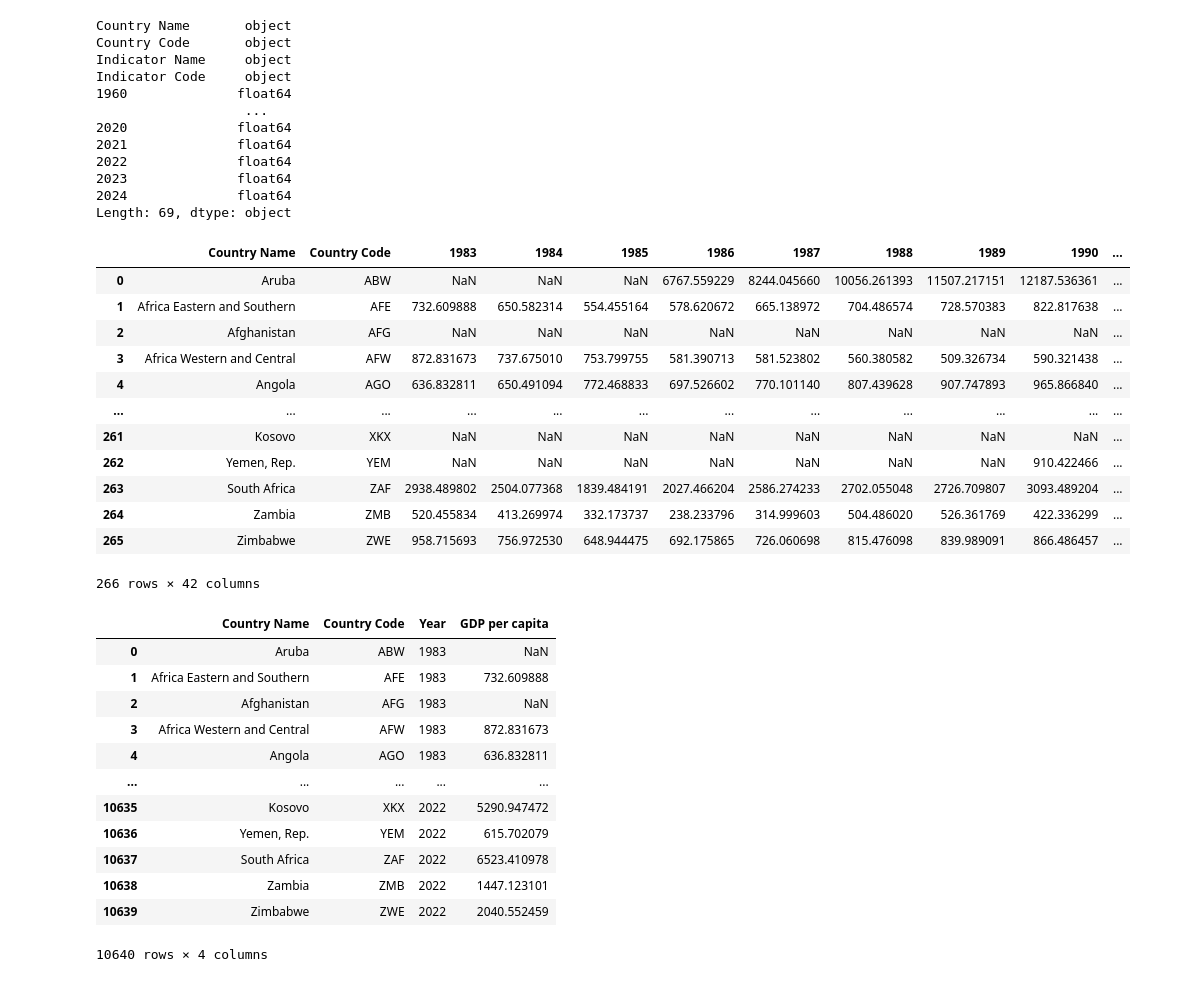
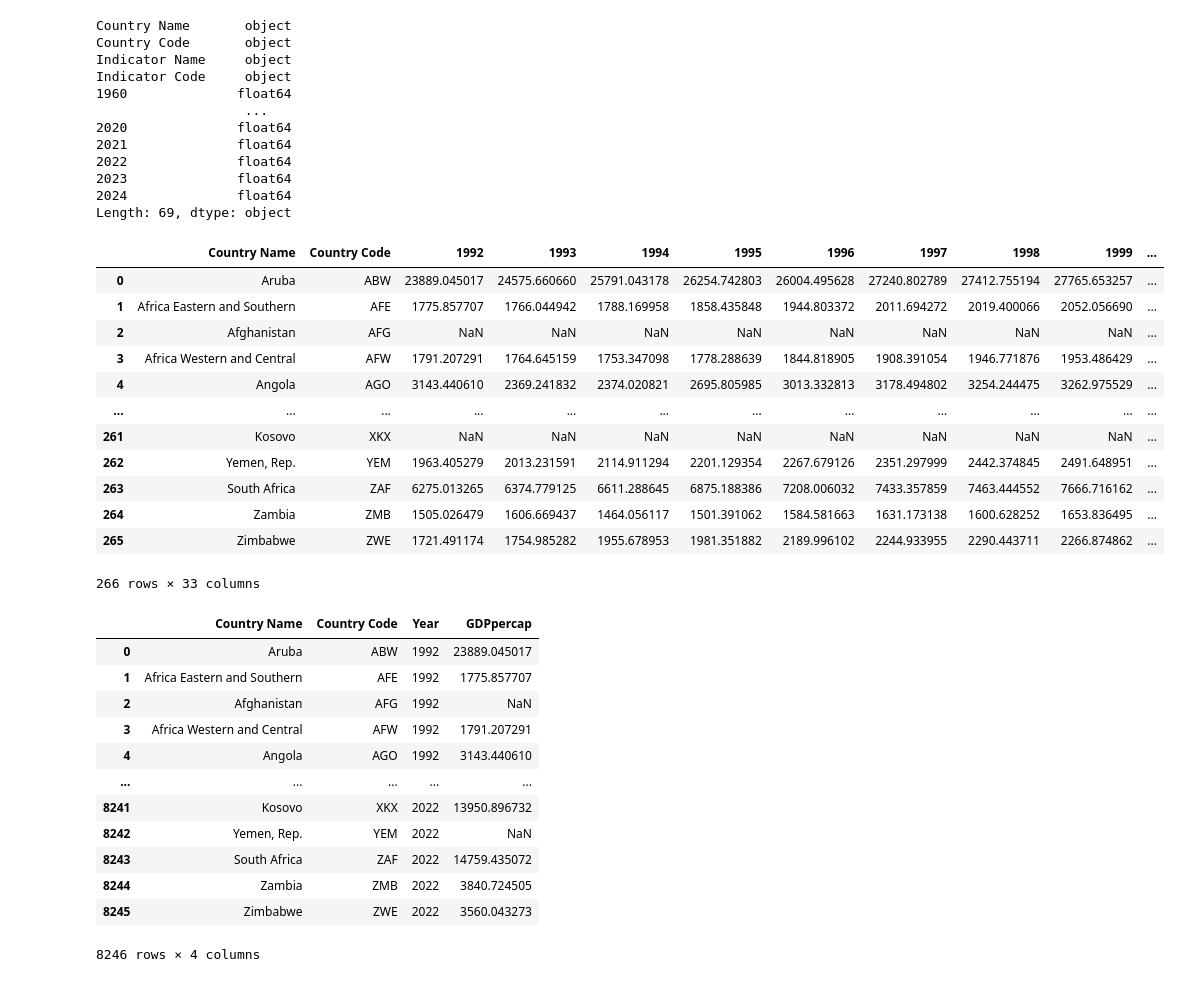
Before and after one commit to mathisjankovic/Correllation-between-GPD-evolution-and-happiness, a Jupyter notebook: GDPperCapvsHappiness.ipynb, the cells around one changed output. Cells and saved outputs as stored; diff of their text form; code cells hidden in the pictures.

```diff
--- a/GDPperCapvsHappiness.ipynb
+++ b/GDPperCapvsHappiness.ipynb
@@ -55,8 +46,7 @@ happiness_filtered
 | 422 | Zimbabwe | ZWE | 2022 | 51.93416 |
 398 rows × 4 columns
 # %%
-# Fetch the data.
-gdppercap_raw = pd.read_excel("./data/API_NY.GDP.PCAP.CD_DS2_en_excel_v2_3031.xls", skiprows=3)
+gdppercap_raw = pd.read_excel("./data/API_NY.GDP.PCAP.PP.CD_DS2_en_excel_v2_3376.xls", skiprows=3)
 
 gdppercap_raw
 # %% [output]
@@ -94,52 +84,52 @@ Length: 69, dtype: object
 # %%
 #Version World Bank
 
-years_drop = [str(year) for year in range(1960, 1983)] + ['2023', '2024']
+years_drop = [str(year) for year in range(1960, 1992)] + ['2023', '2024']
 columns_drop = ['Indicator Name', 'Indicator Code']
 
 gdppercap_dropped = (
     gdppercap_raw
     .drop(columns=columns_drop)
     .drop(columns=years_drop)
 )
 gdppercap_dropped
 #years_drop
 # %% [output]
-|  | Country Name | Country Code | 1983 | 1984 | 1985 | 1986 | 1987 | 1988 | 1989 | 1990 | ... |
-| 0 | Aruba | ABW | NaN | NaN | NaN | 6767.559229 | 8244.045660 | 10056.261393 | 11507.217151 | 12187.536361 | ... |
-| 1 | Africa Eastern and Southern | AFE | 732.609888 | 650.582314 | 554.455164 | 578.620672 | 665.138972 | 704.486574 | 728.570383 | 822.817638 | ... |
+|  | Country Name | Country Code | 1992 | 1993 | 1994 | 1995 | 1996 | 1997 | 1998 | 1999 | ... |
+| 0 | Aruba | ABW | 23889.045017 | 24575.660660 | 25791.043178 | 26254.742803 | 26004.495628 | 27240.802789 | 27412.755194 | 27765.653257 | ... |
+| 1 | Africa Eastern and Southern | AFE | 1775.857707 | 1766.044942 | 1788.169958 | 1858.435848 | 1944.803372 | 2011.694272 | 2019.400066 | 2052.056690 | ... |
 | 2 | Afghanistan | AFG | NaN | NaN | NaN | NaN | NaN | NaN | NaN | NaN | ... |
-| 3 | Africa Western and Central | AFW | 872.831673 | 737.675010 | 753.799755 | 581.390713 | 581.523802 | 560.380582 | 509.326734 | 590.321438 | ... |
-| 4 | Angola | AGO | 636.832811 | 650.491094 | 772.468833 | 697.526602 | 770.101140 | 807.439628 | 907.747893 | 965.866840 | ... |
+| 3 | Africa Western and Central | AFW | 1791.207291 | 1764.645159 | 1753.347098 | 1778.288639 | 1844.818905 | 1908.391054 | 1946.771876 | 1953.486429 | ... |
+| 4 | Angola | AGO | 3143.440610 | 2369.241832 | 2374.020821 | 2695.805985 | 3013.332813 | 3178.494802 | 3254.244475 | 3262.975529 | ... |
 | ... | ... | ... | ... | ... | ... | ... | ... | ... | ... | ... | ... |
 | 261 | Kosovo | XKX | NaN | NaN | NaN | NaN | NaN | NaN | NaN | NaN | ... |
-| 262 | Yemen, Rep. | YEM | NaN | NaN | NaN | NaN | NaN | NaN | NaN | 910.422466 | ... |
-| 263 | South Africa | ZAF | 2938.489802 | 2504.077368 | 1839.484191 | 2027.466204 | 2586.274233 | 2702.055048 | 2726.709807 | 3093.489204 | ... |
-| 264 | Zambia | ZMB | 520.455834 | 413.269974 | 332.173737 | 238.233796 | 314.999603 | 504.486020 | 526.361769 | 422.336299 | ... |
-| 265 | Zimbabwe | ZWE | 958.715693 | 756.972530 | 648.944475 | 692.175865 | 726.060698 | 815.476098 | 839.989091 | 866.486457 | ... |
+| 262 | Yemen, Rep. | YEM | 1963.405279 | 2013.231591 | 2114.911294 | 2201.129354 | 2267.679126 | 2351.297999 | 2442.374845 | 2491.648951 | ... |
+| 263 | South Africa | ZAF | 6275.013265 | 6374.779125 | 6611.288645 | 6875.188386 | 7208.006032 | 7433.357859 | 7463.444552 | 7666.716162 | ... |
+| 264 | Zambia | ZMB | 1505.026479 | 1606.669437 | 1464.056117 | 1501.391062 | 1584.581663 | 1631.173138 | 1600.628252 | 1653.836495 | ... |
+| 265 | Zimbabwe | ZWE | 1721.491174 | 1754.985282 | 1955.678953 | 1981.351882 | 2189.996102 | 2244.933955 | 2290.443711 | 2266.874862 | ... |
-266 rows × 42 columns
+266 rows × 33 columns
 # %%
 gdppercap_filtered = (
     gdppercap_dropped
         .melt(id_vars=['Country Name', 'Country Code'],
         var_name='Year',
-        value_name='GDP per capita')
+        value_name='GDPpercap')
 )
 
 gdppercap_filtered['Year'] = gdppercap_filtered['Year'].astype(int)
 
 gdppercap_filtered
 # %% [output]
-|  | Country Name | Country Code | Year | GDP per capita |
-| 0 | Aruba | ABW | 1983 | NaN |
-| 1 | Africa Eastern and Southern | AFE | 1983 | 732.609888 |
-| 2 | Afghanistan | AFG | 1983 | NaN |
-| 3 | Africa Western and Central | AFW | 1983 | 872.831673 |
-| 4 | Angola | AGO | 1983 | 636.832811 |
+|  | Country Name | Country Code | Year | GDPpercap |
+| 0 | Aruba | ABW | 1992 | 23889.045017 |
+| 1 | Africa Eastern and Southern | AFE | 1992 | 1775.857707 |
+| 2 | Afghanistan | AFG | 1992 | NaN |
+| 3 | Africa Western and Central | AFW | 1992 | 1791.207291 |
+| 4 | Angola | AGO | 1992 | 3143.440610 |
 | ... | ... | ... | ... | ... |
-| 10635 | Kosovo | XKX | 2022 | 5290.947472 |
-| 10636 | Yemen, Rep. | YEM | 2022 | 615.702079 |
-| 10637 | South Africa | ZAF | 2022 | 6523.410978 |
-| 10638 | Zambia | ZMB | 2022 | 1447.123101 |
-| 10639 | Zimbabwe | ZWE | 2022 | 2040.552459 |
+| 8241 | Kosovo | XKX | 2022 | 13950.896732 |
+| 8242 | Yemen, Rep. | YEM | 2022 | NaN |
+| 8243 | South Africa | ZAF | 2022 | 14759.435072 |
+| 8244 | Zambia | ZMB | 2022 | 3840.724505 |
+| 8245 | Zimbabwe | ZWE | 2022 | 3560.043273 |
-10640 rows × 4 columns
+8246 rows × 4 columns
```
Also changed, not shown: parts of 20 cells of this notebook.
